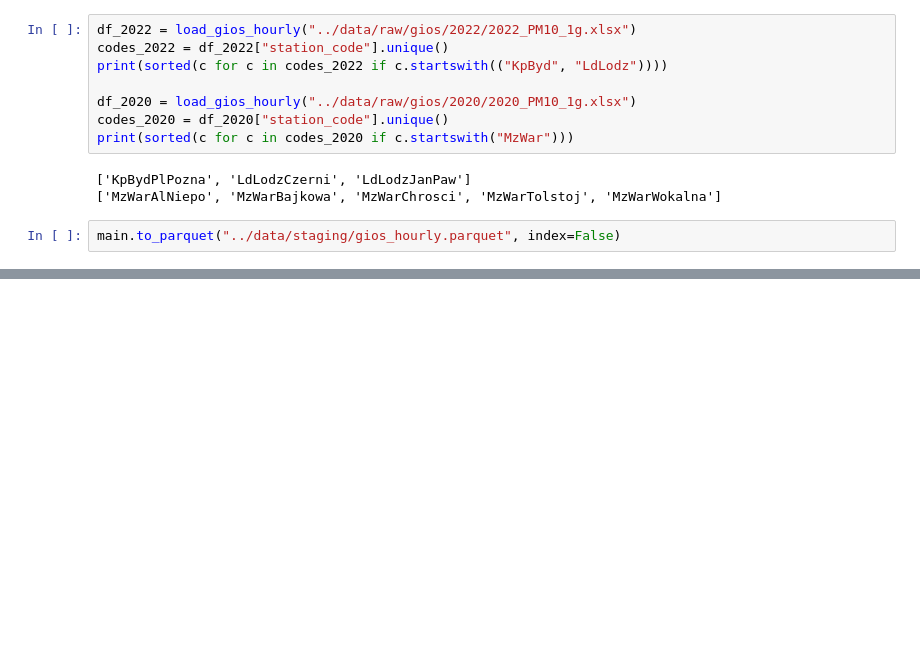
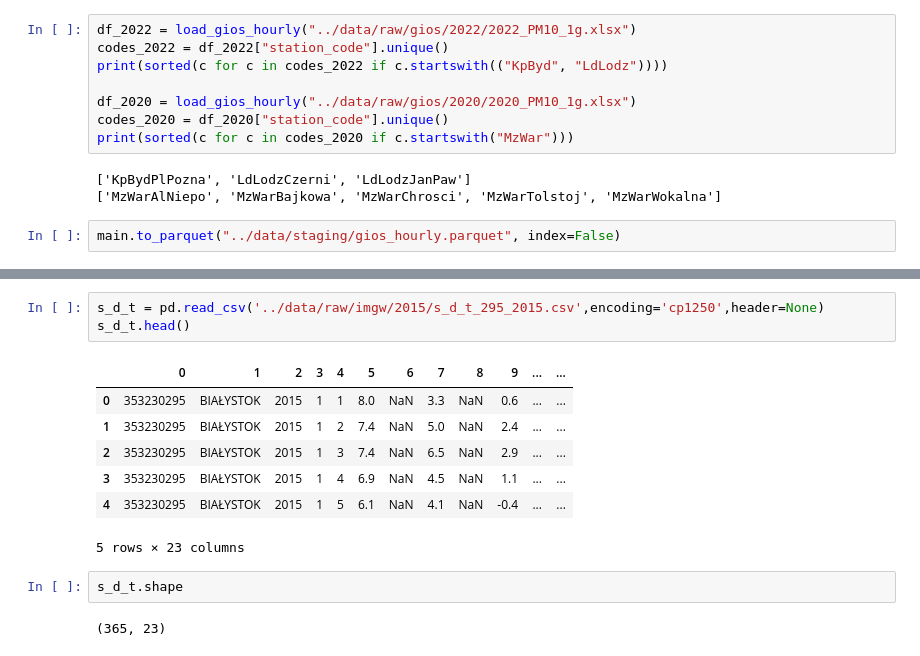
Before and after one commit to KardaszS/poland-air-quality, a Jupyter notebook: notebooks/01_exploration.ipynb, the cells around one changed output, grey strips where cells are left out. Saved outputs shown, nothing was run; the diff lists cells and outputs as text; blank space fills up the shorter version.

```diff
--- a/notebooks/01_exploration.ipynb
+++ b/notebooks/01_exploration.ipynb
@@ -556,0 +622,15 @@ main.to_parquet("../data/staging/gios_hourly.parquet", index=False)
+# %%
+s_d_t = pd.read_csv('../data/raw/imgw/2015/s_d_t_295_2015.csv',encoding='cp1250',header=None)
+s_d_t.head()
+# %% [output]
+|  | 0 | 1 | 2 | 3 | 4 | 5 | 6 | 7 | 8 | 9 | ... | ... |
+| 0 | 353230295 | BIAŁYSTOK | 2015 | 1 | 1 | 8.0 | NaN | 3.3 | NaN | 0.6 | ... | ... |
+| 1 | 353230295 | BIAŁYSTOK | 2015 | 1 | 2 | 7.4 | NaN | 5.0 | NaN | 2.4 | ... | ... |
+| 2 | 353230295 | BIAŁYSTOK | 2015 | 1 | 3 | 7.4 | NaN | 6.5 | NaN | 2.9 | ... | ... |
+| 3 | 353230295 | BIAŁYSTOK | 2015 | 1 | 4 | 6.9 | NaN | 4.5 | NaN | 1.1 | ... | ... |
+| 4 | 353230295 | BIAŁYSTOK | 2015 | 1 | 5 | 6.1 | NaN | 4.1 | NaN | -0.4 | ... | ... |
+5 rows × 23 columns
+# %%
+s_d_t.shape
+# %% [output]
+(365, 23)
```
Also changed, not shown: parts of 19 cells of this notebook, 2 other files.
